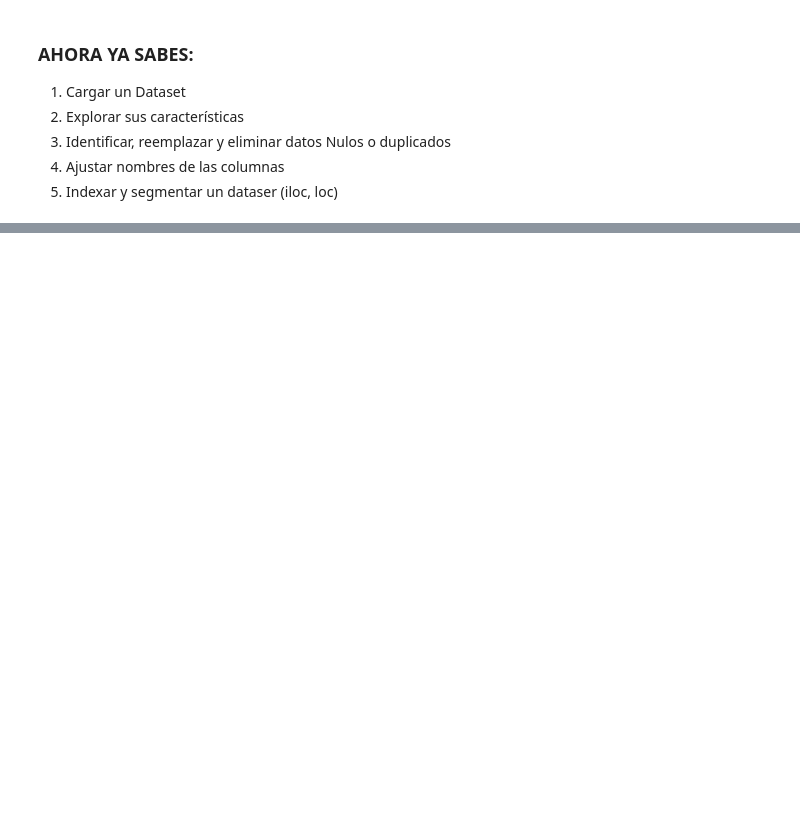
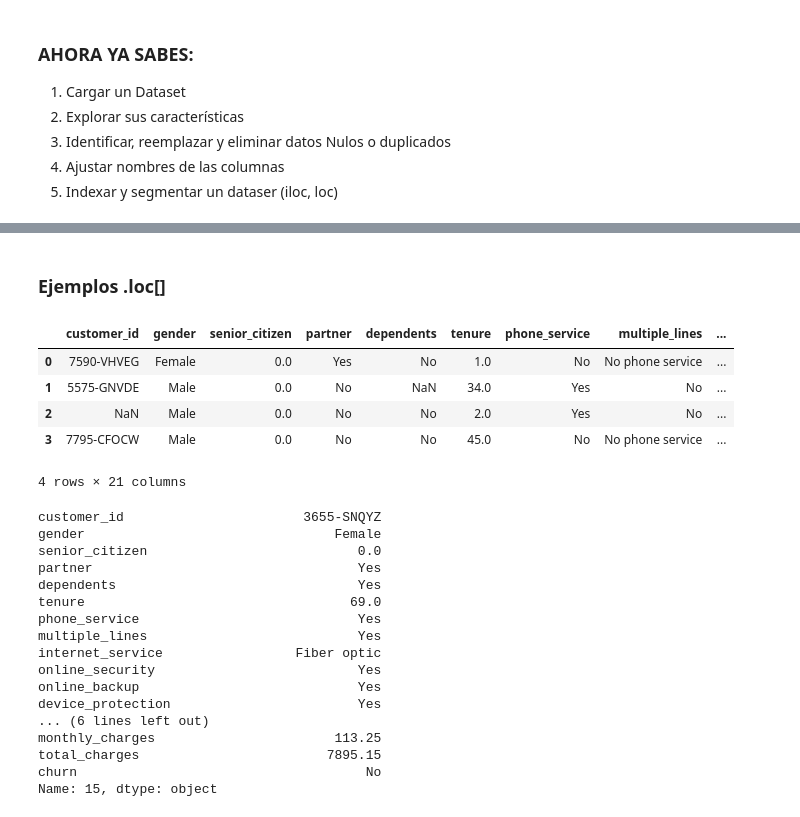
Before and after one commit to gbuvoli/DA_T8, a Jupyter notebook: sprint5_semana1b.ipynb, the cells around one changed output, grey strips where cells are left out. Saved outputs shown, nothing was run; the diff lists cells and outputs as text; code cells hidden in the pictures; blank space fills up the shorter version.

```diff
--- a/sprint5_semana1b.ipynb
+++ b/sprint5_semana1b.ipynb
@@ -579,0 +654,33 @@ Encuentra:
+# %% [markdown]
+### Ejemplos .loc[]
+# %%
+# filas 0 a 3
+display( df.loc[0:3])
+
+# fila 15
+
+display( df.loc[15])
+# %% [output]
+|  | customer_id | gender | senior_citizen | partner | dependents | tenure | phone_service | multiple_lines | ... |
+| 0 | 7590-VHVEG | Female | 0.0 | Yes | No | 1.0 | No | No phone service | ... |
+| 1 | 5575-GNVDE | Male | 0.0 | No | NaN | 34.0 | Yes | No | ... |
+| 2 | NaN | Male | 0.0 | No | No | 2.0 | Yes | No | ... |
+| 3 | 7795-CFOCW | Male | 0.0 | No | No | 45.0 | No | No phone service | ... |
+4 rows × 21 columns
+customer_id                       3655-SNQYZ
+gender                                Female
+senior_citizen                           0.0
+partner                                  Yes
+dependents                               Yes
+tenure                                  69.0
+phone_service                            Yes
+multiple_lines                           Yes
+internet_service                 Fiber optic
+online_security                          Yes
+online_backup                            Yes
+device_protection                        Yes
+... (6 lines left out)
+monthly_charges                       113.25
+total_charges                        7895.15
+churn                                     No
+Name: 15, dtype: object
```
Also changed, not shown: parts of 18 cells of this notebook.
